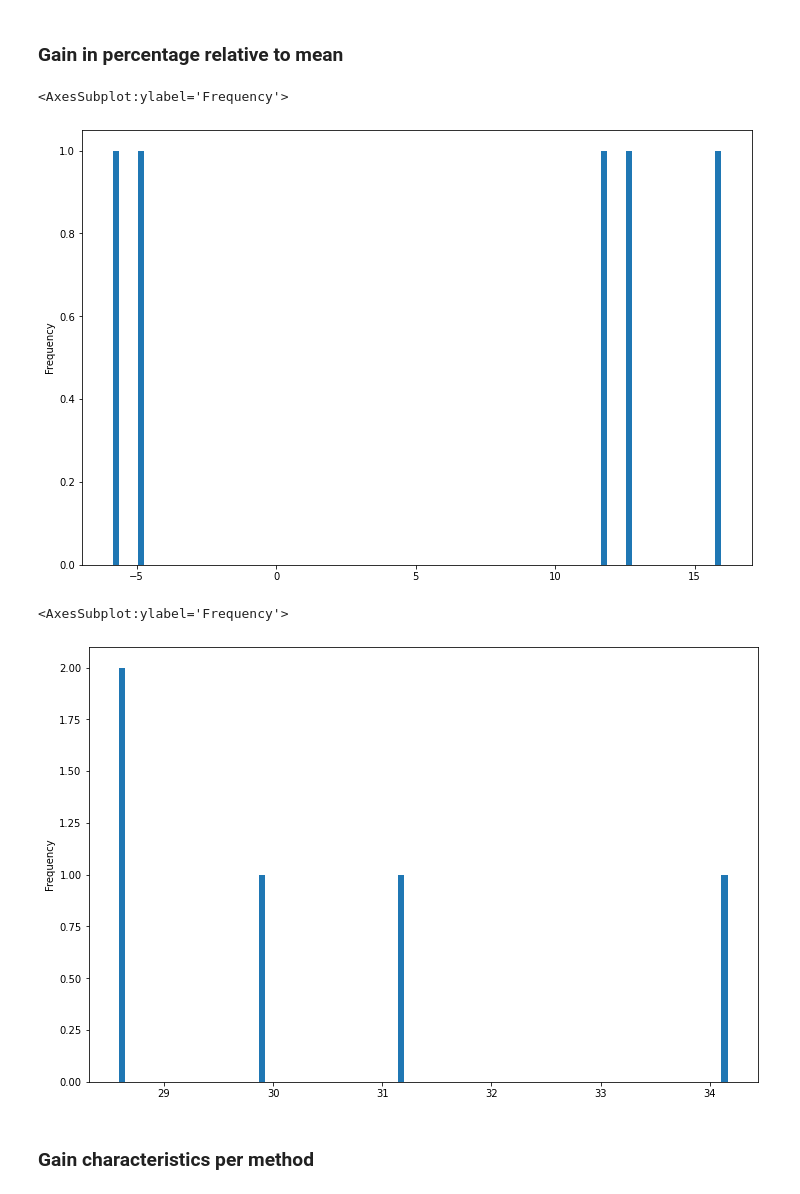
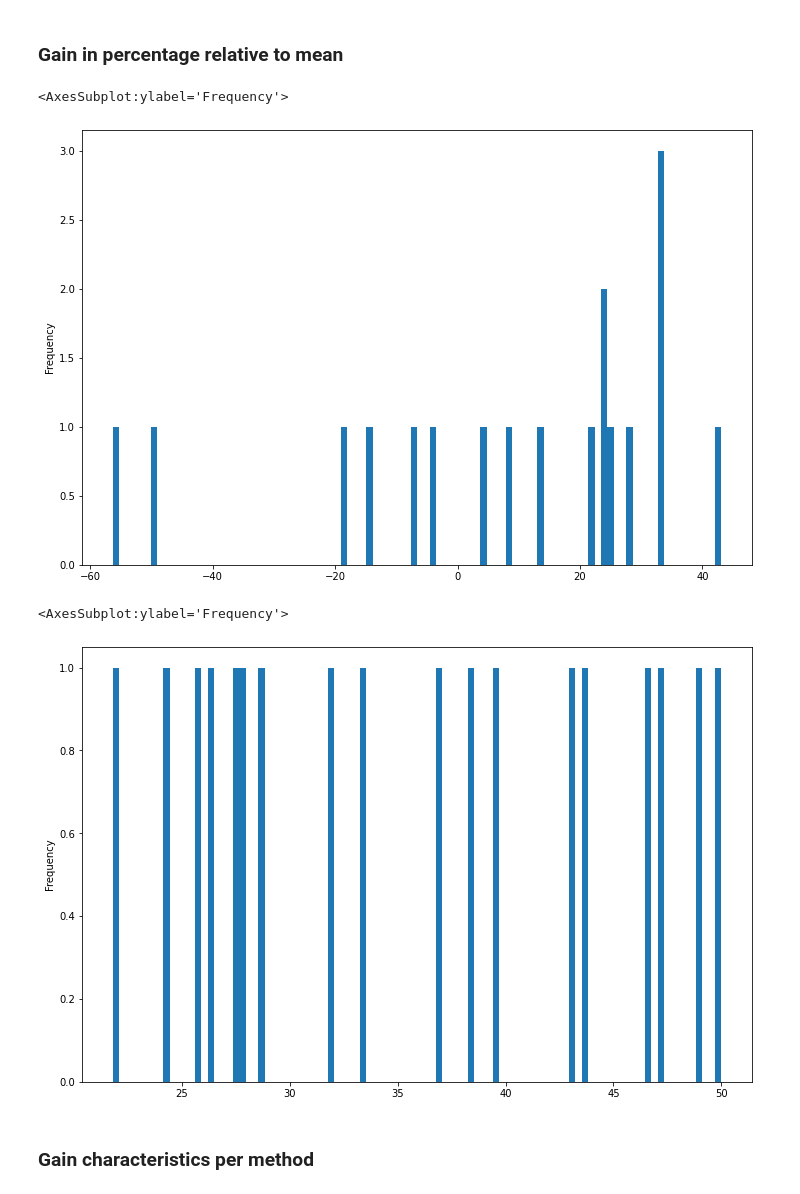
Before and after one commit to PaulRaUnite/ccsl-rs, a Jupyter notebook: plotter/comparison.ipynb, the cells around one changed output. Drawn from its saved outputs; the diff is of its cells as text; code cells hidden in the pictures.

```diff
--- a/plotter/comparison.ipynb
+++ b/plotter/comparison.ipynb
@@ -6,7 +6,7 @@ import dask.dataframe as dd
 from IPython.core.interactiveshell import InteractiveShell
 InteractiveShell.ast_node_interactivity = "all"
 # %%
-dir = "./data/circle_spike_tail/"
+dir = "./data/tree/inverse/precedence/"
 real = dd.read_parquet(dir+"main.parquet", columns=["spec","variant","real.tests", "real.downs", "size", "clocks"])
 squished = dd.read_parquet(dir+"squished.parquet", columns=["spec","variant","approx.tests", "approx.downs", "limit.tests", "limit.downs"])
 opti = dd.read_parquet(dir+"opti/init_weights.min_front.parquet", index=["spec"],columns=["variant","comb", "real.tests", "real.downs"])
@@ -328,12 +378,12 @@ gain_from_mean.plot.hist(bins=96, alpha=0.1,figsize=(12, 8))
 gain_from_mean["random"].plot.hist(bins=96, alpha=1,figsize=(12, 8))
 # %% [output]
 <AxesSubplot:ylabel='Frequency'>
-[figure, old version]
+[figure, new version]
 # %%
-gain_from_mean["init_weights.min_front"].plot.hist(bins=96, alpha=1,figsize=(12, 8))
+gain_from_mean["init_weights.dijkstra"].plot.hist(bins=96, alpha=1,figsize=(12, 8))
 # %% [output]
 <AxesSubplot:ylabel='Frequency'>
-[figure, old version]
+[figure, new version]
 # %% [markdown]
 ### Gain characteristics per method
 # %%
```
Also changed, not shown: parts of 33 cells of this notebook, 4 other files.
